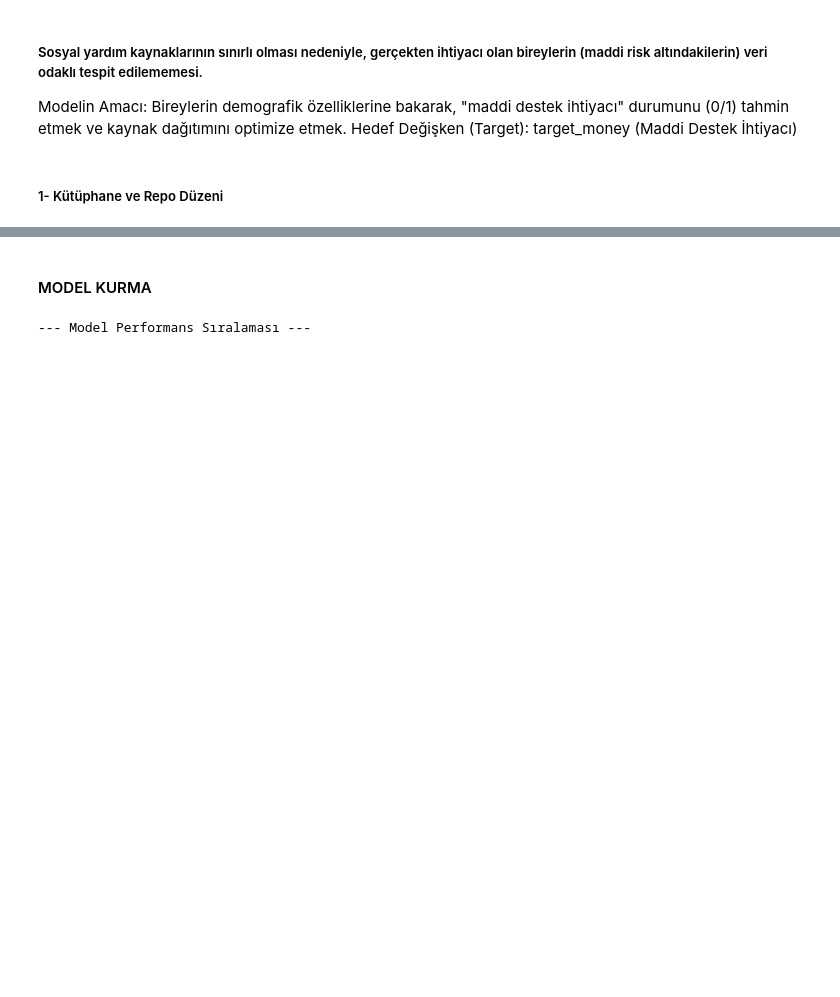
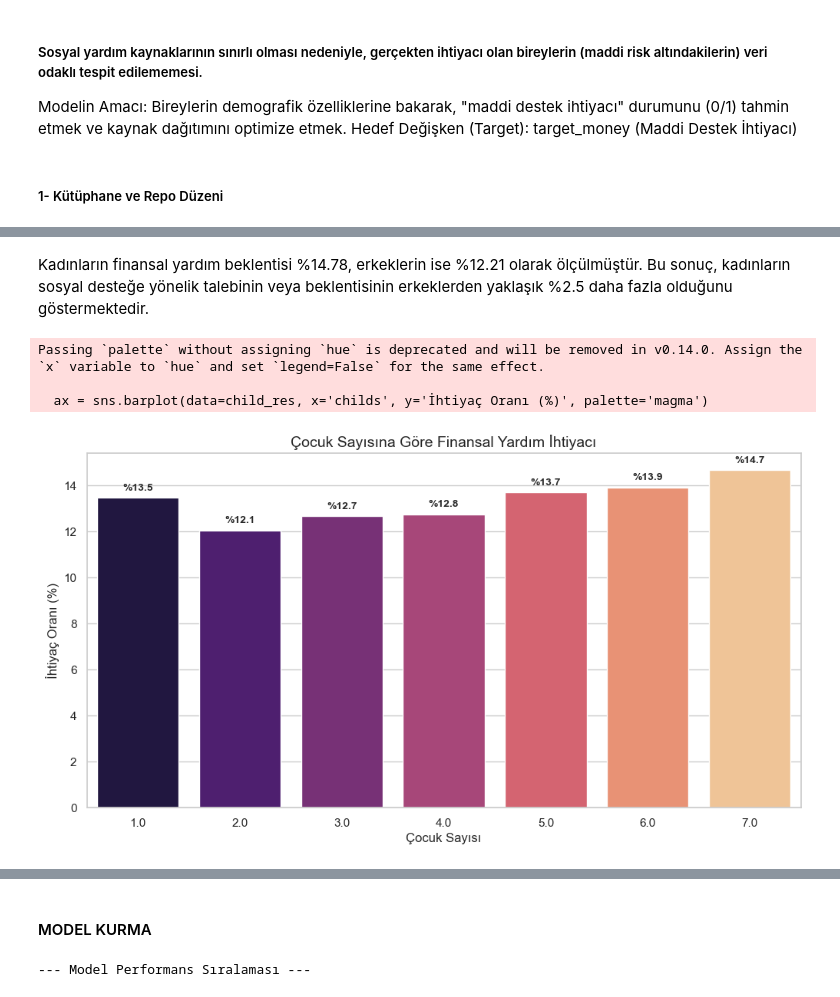
Before and after one commit to betultgumus/ybst-veri-bilimi, a Jupyter notebook: gss/notebooks/ihtiyac_modeli.ipynb, the cells around one changed output, grey strips where cells are left out. Cells and saved outputs as stored; diff of their text form; code cells hidden in the pictures; blank space fills up the shorter version.

```diff
--- a/gss/notebooks/ihtiyac_modeli.ipynb
+++ b/gss/notebooks/ihtiyac_modeli.ipynb
@@ -250,0 +103,30 @@ Test seti boyutu: (4532, 18)
+# %% [markdown]
+Kadınların finansal yardım beklentisi %14.78, erkeklerin ise %12.21 olarak ölçülmüştür. Bu sonuç, kadınların sosyal desteğe yönelik talebinin veya beklentisinin erkeklerden yaklaşık %2.5 daha fazla olduğunu göstermektedir.
+# %%
+# 1. Veriyi yükle ve hedefi tanımla
+df = pd.read_csv('../data/processed/temiz_veri.csv')
+df['target_money'] = (df['natfare'] == 1).astype(int)
+
+# 2. Çocuk sayısına göre ortalama ihtiyacı hesapla
+child_res = df.groupby('childs')['target_money'].mean().reset_index()
+child_res['İhtiyaç Oranı (%)'] = (child_res['target_money'] * 100).round(2)
+
+# 3. Görselleştirme
+plt.figure(figsize=(12, 6))
+ax = sns.barplot(data=child_res, x='childs', y='İhtiyaç Oranı (%)', palette='magma')
+
+# Yüzdeleri sütunların üzerine ekle
+for p in ax.patches:
+    ax.annotate(f'%{p.get_height():.1f}', (p.get_x() + p.get_width() / 2., p.get_height()),
+                ha='center', va='center', xytext=(0, 9), textcoords='offset points',
+                fontsize=10, fontweight='bold')
+
+plt.title('Çocuk Sayısına Göre Finansal Yardım İhtiyacı', fontsize=14)
+plt.xlabel('Çocuk Sayısı')
+plt.ylabel('İhtiyaç Oranı (%)')
+plt.show()
+# %% [output]
+Passing `palette` without assigning `hue` is deprecated and will be removed in v0.14.0. Assign the `x` variable to `hue` and set `legend=False` for the same effect.
+
+  ax = sns.barplot(data=child_res, x='childs', y='İhtiyaç Oranı (%)', palette='magma')
+[figure, added]
```
Also changed, not shown: parts of 24 cells of this notebook, 2 other files.
